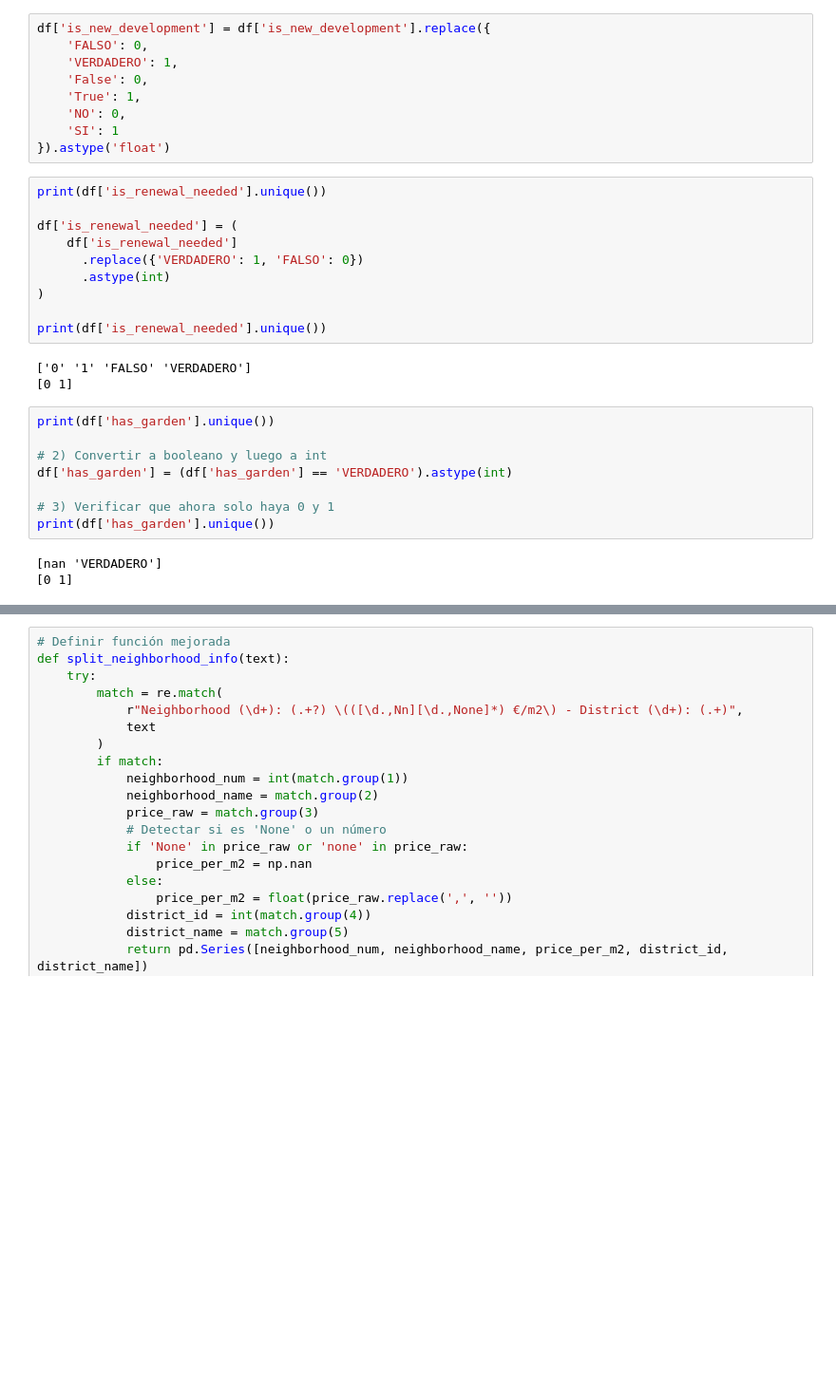
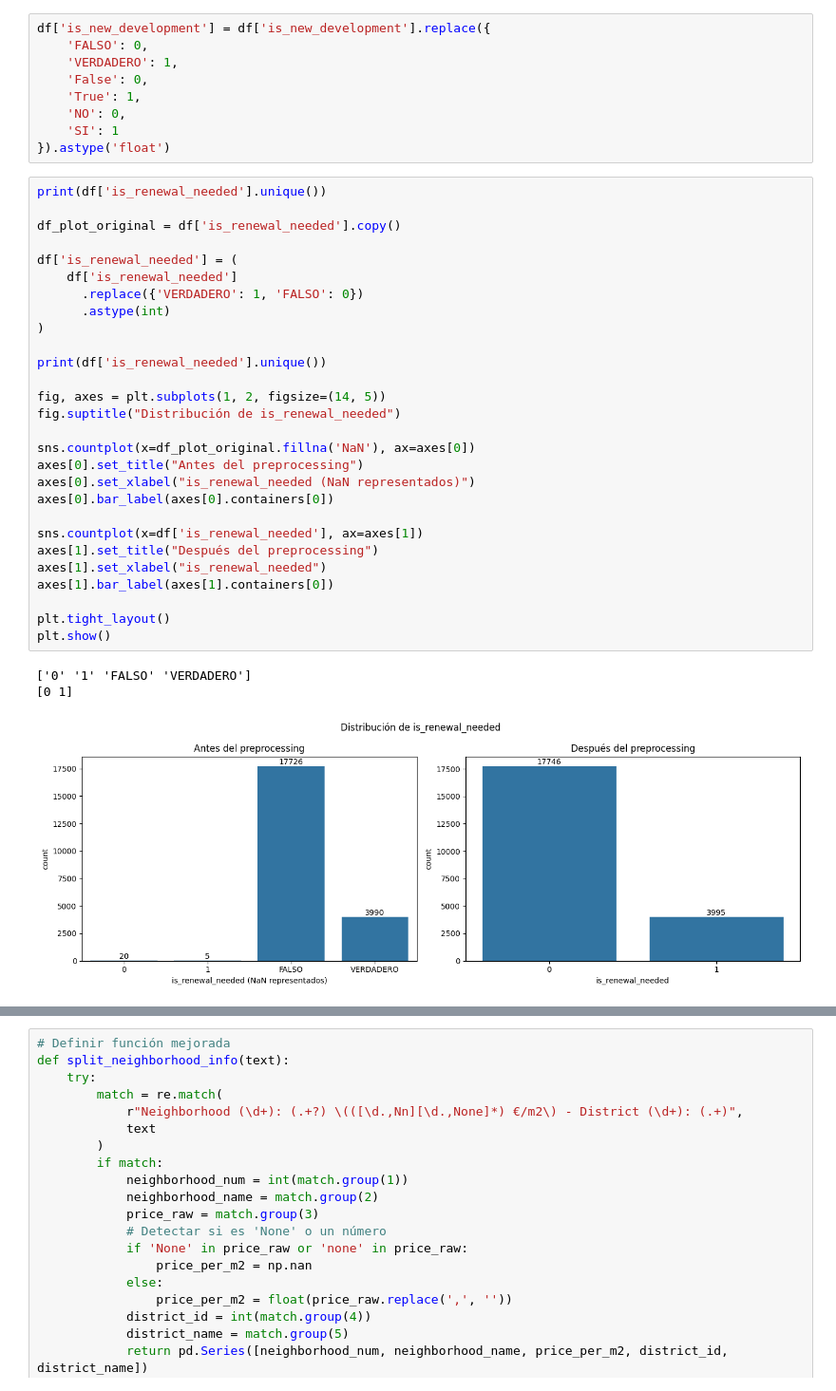
Before and after one commit to carleslobon/MD2, a Jupyter notebook: preprocessing/preprocessing_final.ipynb, the cells around one changed output, grey strips where cells are left out. Shown at 95% size. Saved outputs shown, nothing was run; the diff lists cells and outputs as text; blank space fills up the shorter version.

Commit message:
ligeros cambios de plots

```diff
--- a/preprocessing/preprocessing_final.ipynb
+++ b/preprocessing/preprocessing_final.ipynb
@@ -1496,27 +1496,35 @@ df['is_new_development'] = df['is_new_development'].replace({
     'NO': 0,
     'SI': 1
 }).astype('float')
-# %%
-print(df['is_renewal_needed'].unique())
-
-df['is_renewal_needed'] = (
-    df['is_renewal_needed']
-      .replace({'VERDADERO': 1, 'FALSO': 0})
-      .astype(int)
-)
-
-print(df['is_renewal_needed'].unique())
-# %% [output]
-['0' '1' 'FALSO' 'VERDADERO']
-[0 1]
-# %%
-print(df['has_garden'].unique())
-
-# 2) Convertir a booleano y luego a int
-df['has_garden'] = (df['has_garden'] == 'VERDADERO').astype(int)
-
-# 3) Verificar que ahora solo haya 0 y 1
-print(df['has_garden'].unique())
-# %% [output]
-[nan 'VERDADERO']
-[0 1]
+# %%
+print(df['is_renewal_needed'].unique())
+
+df_plot_original = df['is_renewal_needed'].copy()
+
+df['is_renewal_needed'] = (
+    df['is_renewal_needed']
+      .replace({'VERDADERO': 1, 'FALSO': 0})
+      .astype(int)
+)
+
+print(df['is_renewal_needed'].unique())
+
+fig, axes = plt.subplots(1, 2, figsize=(14, 5))
+fig.suptitle("Distribución de is_renewal_needed")
+
+sns.countplot(x=df_plot_original.fillna('NaN'), ax=axes[0])
+axes[0].set_title("Antes del preprocessing")
+axes[0].set_xlabel("is_renewal_needed (NaN representados)")
+axes[0].bar_label(axes[0].containers[0])
+
+sns.countplot(x=df['is_renewal_needed'], ax=axes[1])
+axes[1].set_title("Después del preprocessing")
+axes[1].set_xlabel("is_renewal_needed")
+axes[1].bar_label(axes[1].containers[0])
+
+plt.tight_layout()
+plt.show()
+# %% [output]
+['0' '1' 'FALSO' 'VERDADERO']
+[0 1]
+[figure, added]
```
Also changed, not shown: parts of 9 cells of this notebook, 2 other files.
